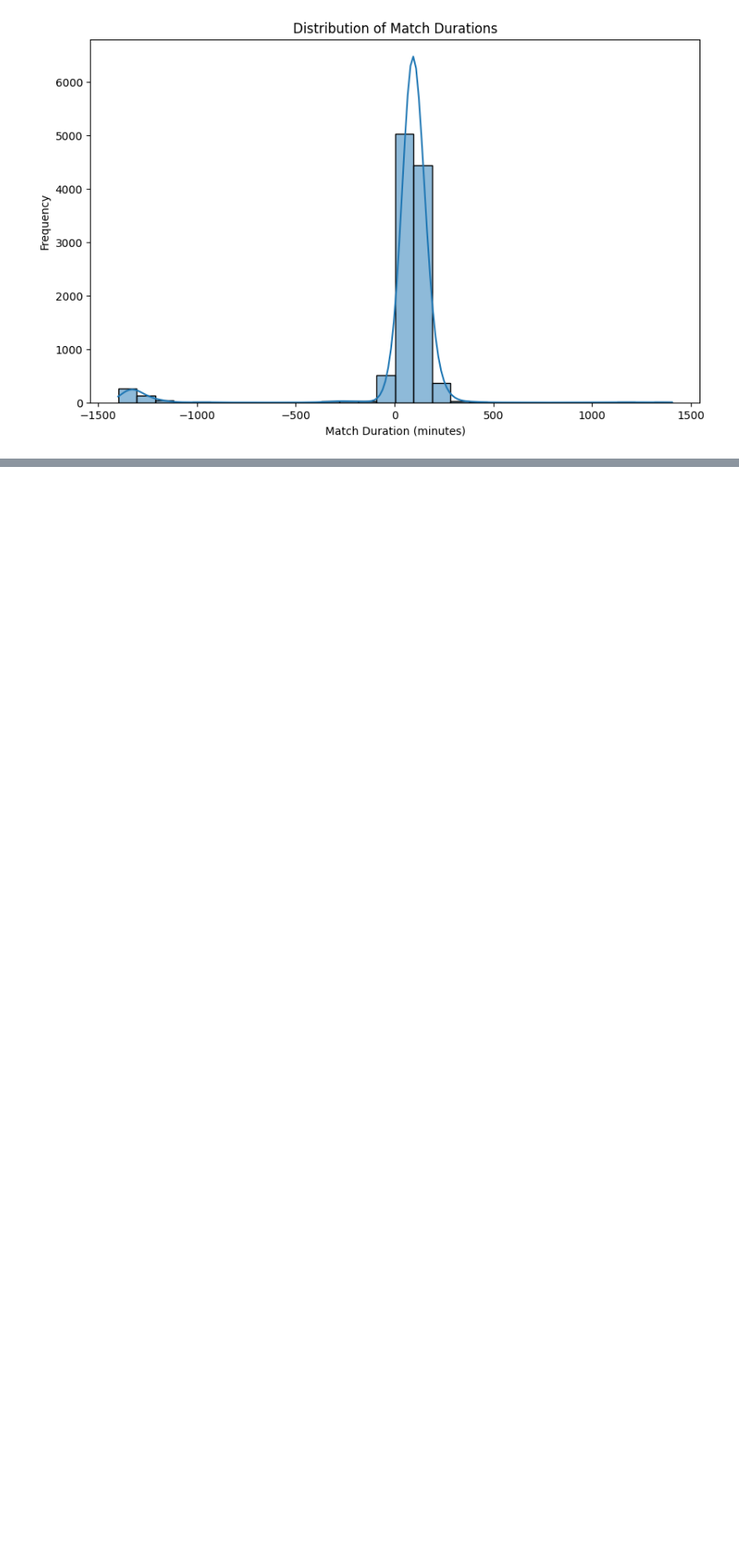
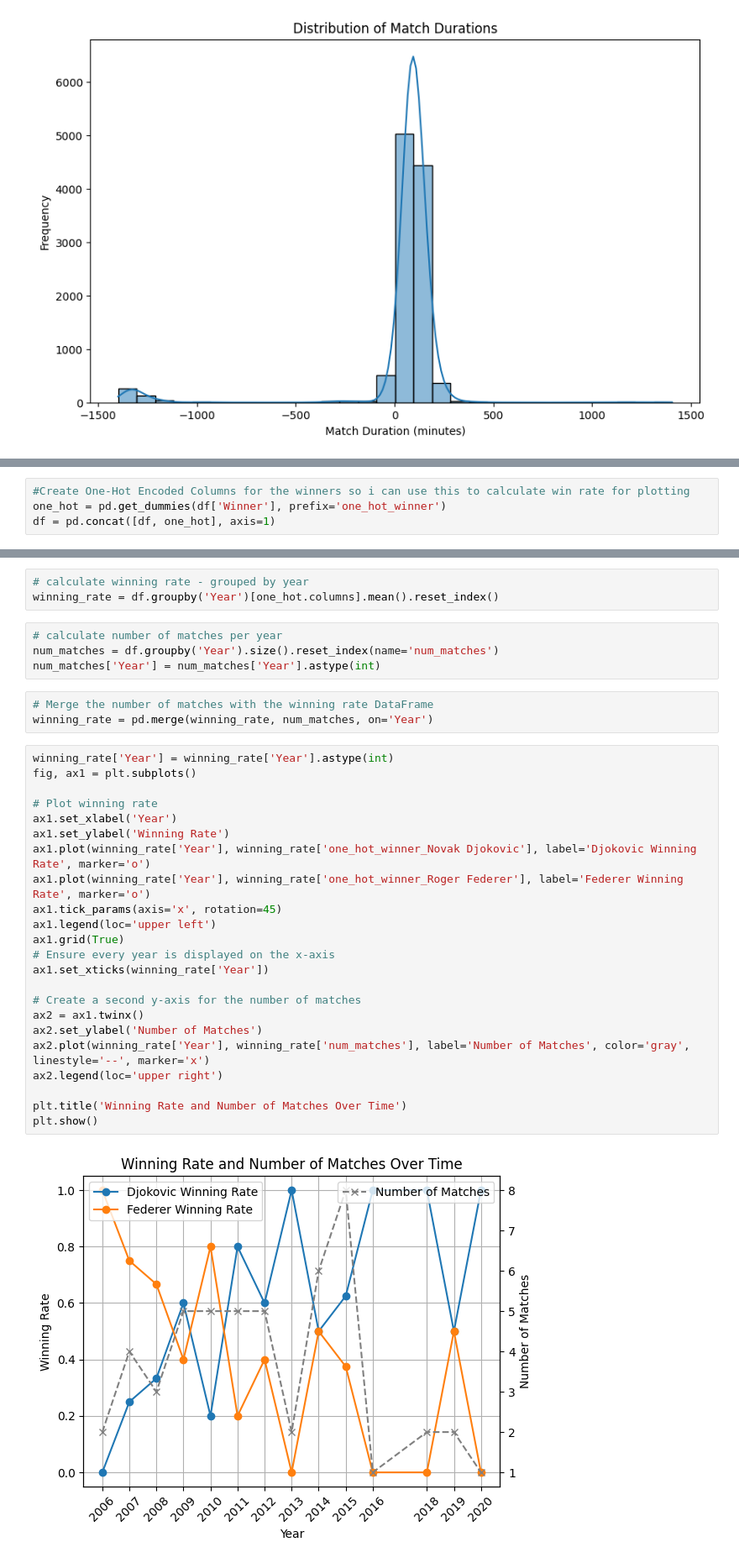
Before and after one commit to sivamovva/TennisEDA, a Jupyter notebook: tennis_eda_main.ipynb, the cells around one changed output, grey strips where cells are left out. Shown at 84% size. Cells and saved outputs as stored; diff of their text form; blank space fills up the shorter version.

```diff
--- a/tennis_eda_main.ipynb
+++ b/tennis_eda_main.ipynb
@@ -67,0 +173,4 @@ negative_durations
+# %%
+#Create One-Hot Encoded Columns for the winners so i can use this to calculate win rate for plotting
+one_hot = pd.get_dummies(df['Winner'], prefix='one_hot_winner')
+df = pd.concat([df, one_hot], axis=1)
@@ -67,0 +186,35 @@ negative_durations
+# %%
+# calculate winning rate - grouped by year
+winning_rate = df.groupby('Year')[one_hot.columns].mean().reset_index()
+# %%
+# calculate number of matches per year
+num_matches = df.groupby('Year').size().reset_index(name='num_matches')
+num_matches['Year'] = num_matches['Year'].astype(int)
+# %%
+# Merge the number of matches with the winning rate DataFrame
+winning_rate = pd.merge(winning_rate, num_matches, on='Year')
+# %%
+winning_rate['Year'] = winning_rate['Year'].astype(int)
+fig, ax1 = plt.subplots()
+
+# Plot winning rate
+ax1.set_xlabel('Year')
+ax1.set_ylabel('Winning Rate')
+ax1.plot(winning_rate['Year'], winning_rate['one_hot_winner_Novak Djokovic'], label='Djokovic Winning Rate', marker='o')
+ax1.plot(winning_rate['Year'], winning_rate['one_hot_winner_Roger Federer'], label='Federer Winning Rate', marker='o')
+ax1.tick_params(axis='x', rotation=45)
+ax1.legend(loc='upper left')
+ax1.grid(True)
+# Ensure every year is displayed on the x-axis
+ax1.set_xticks(winning_rate['Year'])
+
+# Create a second y-axis for the number of matches
+ax2 = ax1.twinx()
+ax2.set_ylabel('Number of Matches')
+ax2.plot(winning_rate['Year'], winning_rate['num_matches'], label='Number of Matches', color='gray', linestyle='--', marker='x')
+ax2.legend(loc='upper right')
+
+plt.title('Winning Rate and Number of Matches Over Time')
+plt.show()
+# %% [output]
+[figure, added]
```
Also changed, not shown: parts of 21 cells of this notebook.
